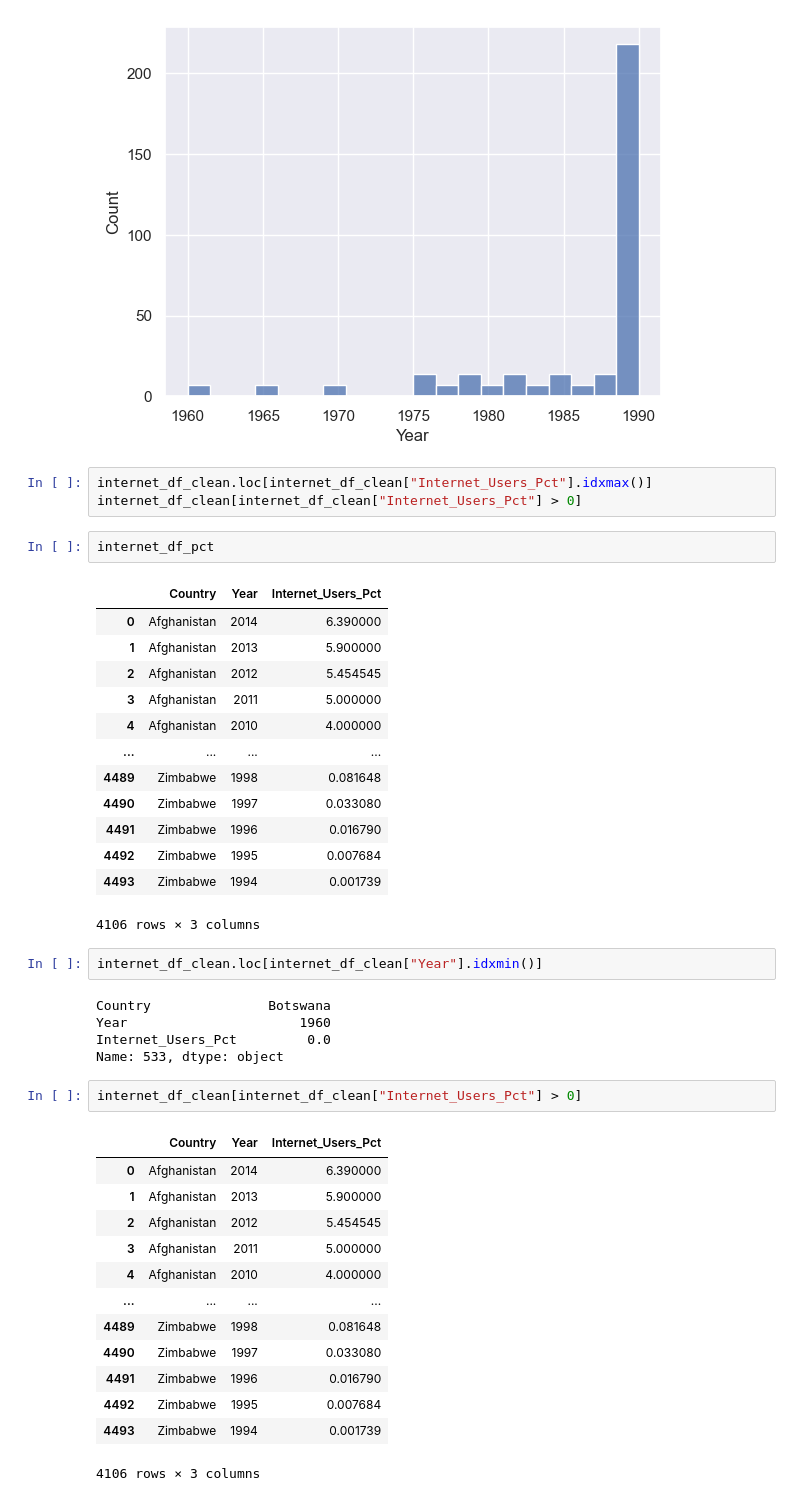
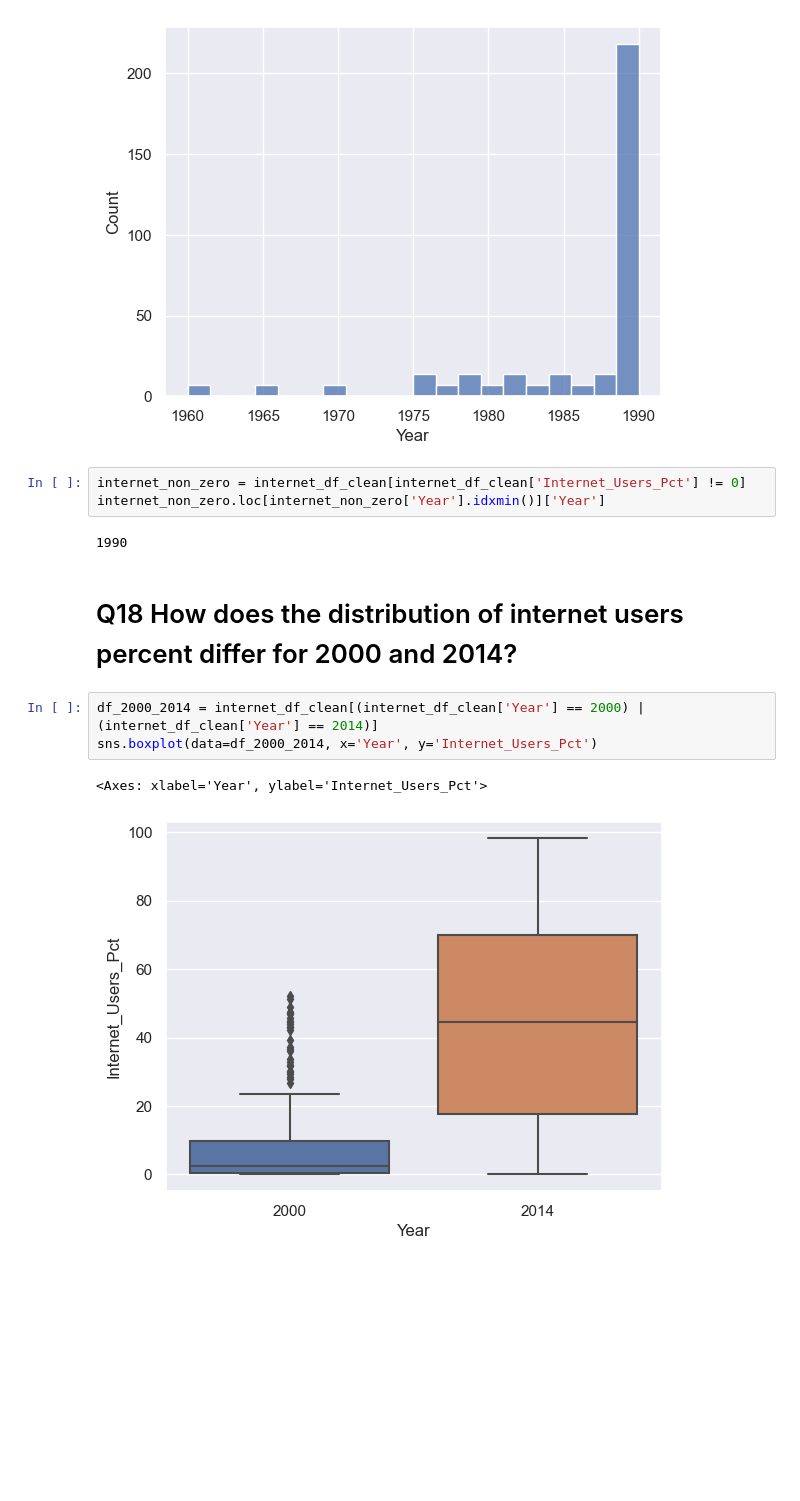
Before and after one commit to NSS-Data-Analytics-Cohort-11/undata-Timothyspratt, a Jupyter notebook: notebook/UN_data_project_DA11.ipynb, the cells around one changed output. Drawn from its saved outputs; the diff is of its cells as text; blank space fills up the shorter version.

```diff
--- a/notebook/UN_data_project_DA11.ipynb
+++ b/notebook/UN_data_project_DA11.ipynb
@@ -421,44 +449,15 @@ sns.histplot(internet_df_clean['Year'], binrange=(1960,1990), bins=20)
 <Axes: xlabel='Year', ylabel='Count'>
 [figure]
 # %%
-internet_df_clean.loc[internet_df_clean["Internet_Users_Pct"].idxmax()]
-internet_df_clean[internet_df_clean["Internet_Users_Pct"] > 0]
+internet_non_zero = internet_df_clean[internet_df_clean['Internet_Users_Pct'] != 0]
+internet_non_zero.loc[internet_non_zero['Year'].idxmin()]['Year']
+# %% [output]
+1990
-# %%
-internet_df_pct
-# %% [output]
-|  | Country | Year | Internet_Users_Pct |
-| 0 | Afghanistan | 2014 | 6.390000 |
-| 1 | Afghanistan | 2013 | 5.900000 |
-| 2 | Afghanistan | 2012 | 5.454545 |
-| 3 | Afghanistan | 2011 | 5.000000 |
-| 4 | Afghanistan | 2010 | 4.000000 |
-| ... | ... | ... | ... |
-| 4489 | Zimbabwe | 1998 | 0.081648 |
-| 4490 | Zimbabwe | 1997 | 0.033080 |
-| 4491 | Zimbabwe | 1996 | 0.016790 |
-| 4492 | Zimbabwe | 1995 | 0.007684 |
-| 4493 | Zimbabwe | 1994 | 0.001739 |
-4106 rows × 3 columns
-# %%
-internet_df_clean.loc[internet_df_clean["Year"].idxmin()]
-# %% [output]
-Country               Botswana
-Year                      1960
-Internet_Users_Pct         0.0
-Name: 533, dtype: object
-# %%
-internet_df_clean[internet_df_clean["Internet_Users_Pct"] > 0]
-# %% [output]
-|  | Country | Year | Internet_Users_Pct |
-| 0 | Afghanistan | 2014 | 6.390000 |
-| 1 | Afghanistan | 2013 | 5.900000 |
-| 2 | Afghanistan | 2012 | 5.454545 |
-| 3 | Afghanistan | 2011 | 5.000000 |
-| 4 | Afghanistan | 2010 | 4.000000 |
-| ... | ... | ... | ... |
-| 4489 | Zimbabwe | 1998 | 0.081648 |
-| 4490 | Zimbabwe | 1997 | 0.033080 |
-| 4491 | Zimbabwe | 1996 | 0.016790 |
-| 4492 | Zimbabwe | 1995 | 0.007684 |
-| 4493 | Zimbabwe | 1994 | 0.001739 |
-4106 rows × 3 columns
+# %% [markdown]
+# Q18 How does the distribution of internet users percent differ for 2000 and 2014?
+# %%
+df_2000_2014 = internet_df_clean[(internet_df_clean['Year'] == 2000) | (internet_df_clean['Year'] == 2014)]
+sns.boxplot(data=df_2000_2014, x='Year', y='Internet_Users_Pct')
+# %% [output]
+<Axes: xlabel='Year', ylabel='Internet_Users_Pct'>
+[figure, added]
```
Also changed, not shown: parts of 32 cells of this notebook.
